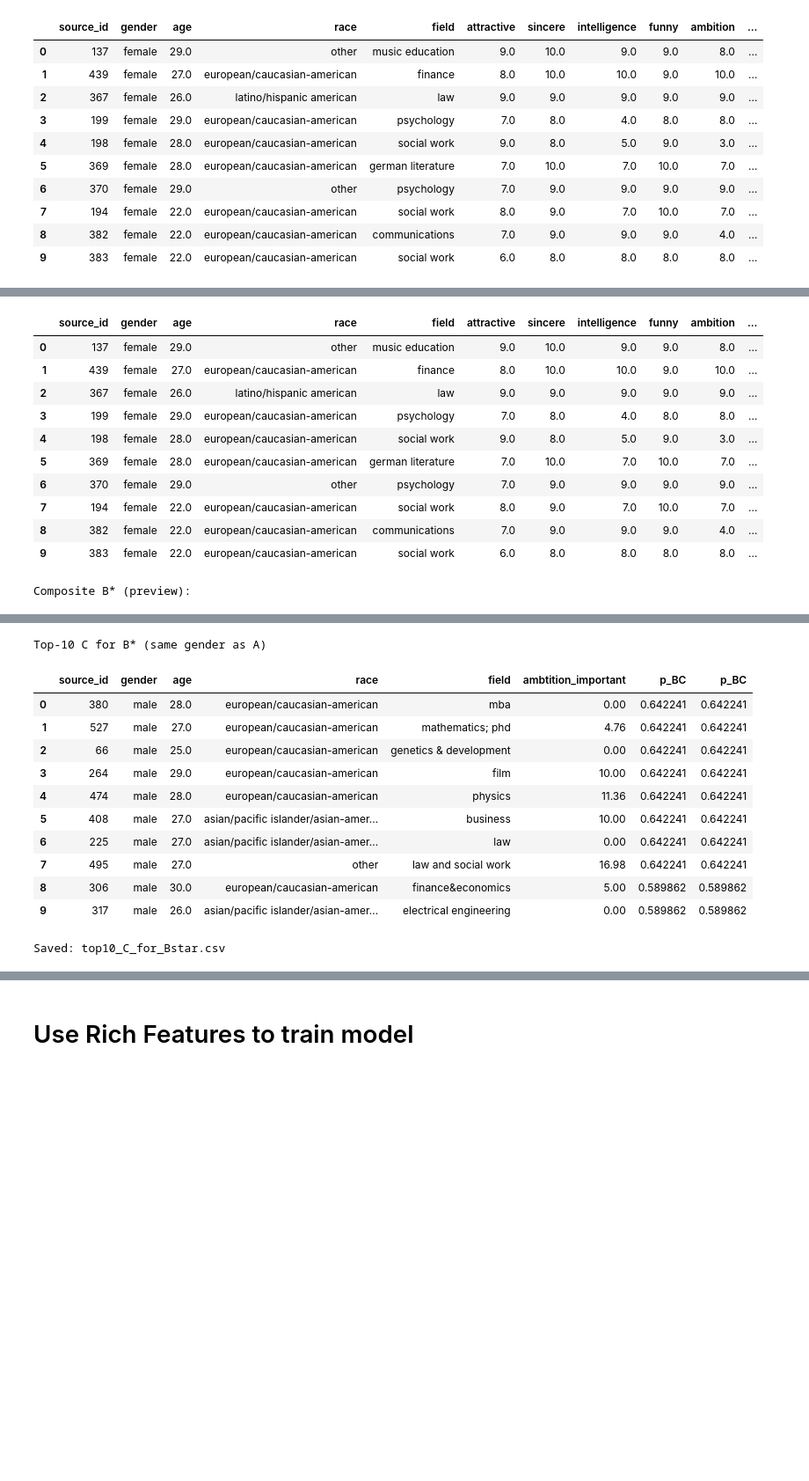
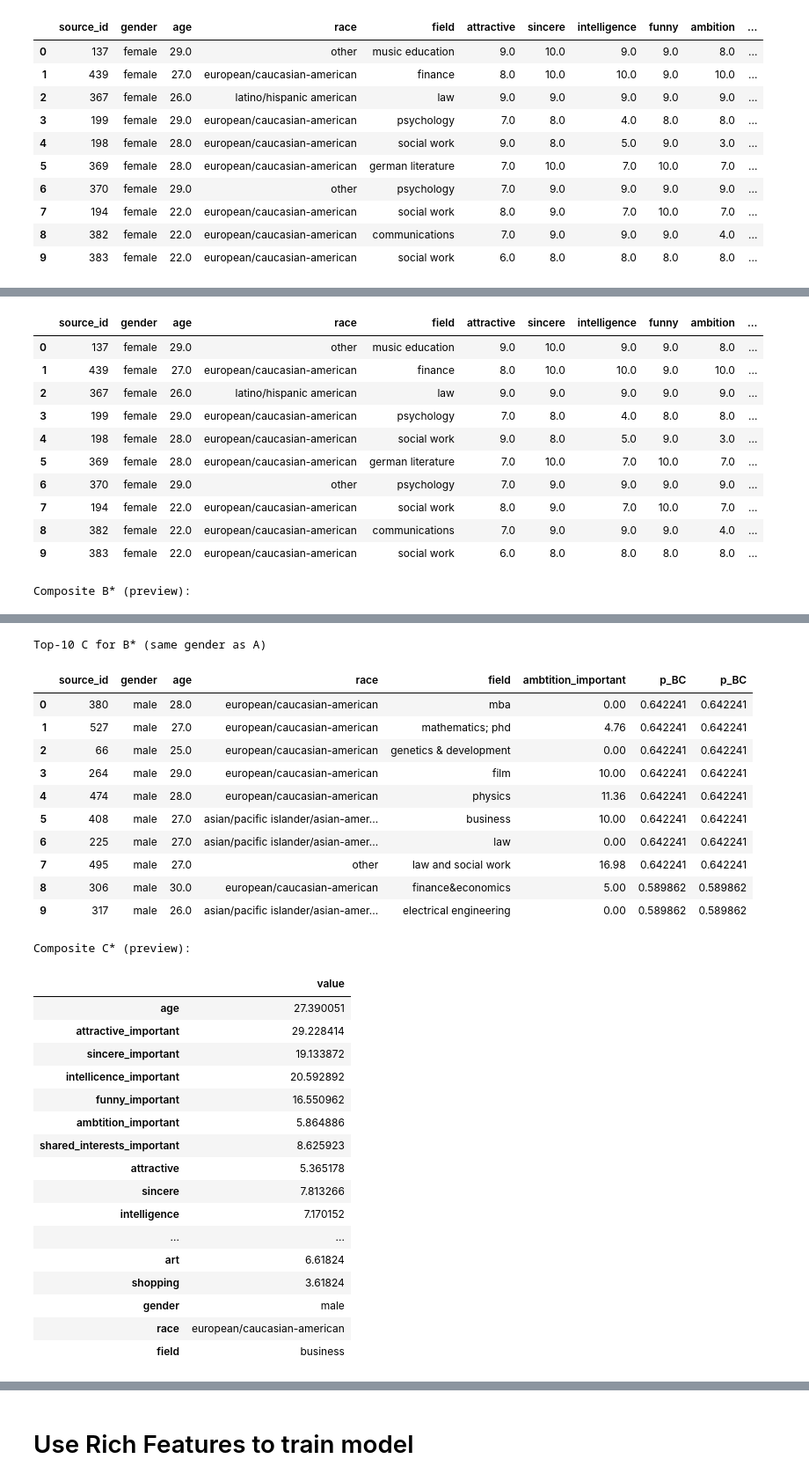
Before and after one commit to OmPatel03/4AL3-Project, a Jupyter notebook: speed_dating_abcloop_minimal.ipynb, the cells around one changed output, grey strips where cells are left out. Shown at 88% size. Cells and saved outputs as stored; diff of their text form; code cells hidden in the pictures; blank space fills up the shorter version.

```diff
--- a/speed_dating_abcloop_minimal.ipynb
+++ b/speed_dating_abcloop_minimal.ipynb
@@ -578,9 +578,17 @@ display(B_star.to_frame(name="value"))
 print("\nTop-10 C for B* (same gender as A)")
 display(topC_table)
 
-# Optional save
-topC_table.to_csv("top10_C_for_Bstar.csv", index=False)
-print("Saved: top10_C_for_Bstar.csv")
+# Build C* from topC (weights = p_BC)
+C_star = weighted_composite(
+    topC,
+    "p_BC",
+    numeric_for_composite,
+    categorical_for_composite
+)
+# Ensure C* gender is same as A
+C_star["gender"] = same_as_A
+print("\nComposite C* (preview):")
+display(C_star.to_frame(name="value"))
 # %% [output]
 Top-10 B for A
 |  | source_id | gender | age | race | field | attractive | sincere | intelligence | funny | ambition | ... |
@@ -595,34 +603,51 @@ Top-10 B for A
 | 8 | 382 | female | 22.0 | european/caucasian-american | communications | 7.0 | 9.0 | 9.0 | 9.0 | 4.0 | ... |
 | 9 | 383 | female | 22.0 | european/caucasian-american | social work | 6.0 | 8.0 | 8.0 | 8.0 | 8.0 | ... |
 Composite B* (preview):
 |  | value |
 | age | 26.2 |
 | attractive | 7.7 |
 | sincere | 9.0 |
 | intelligence | 7.7 |
 | funny | 9.0 |
 | ambition | 7.3 |
 | sports | 5.6 |
 | music | 8.5 |
 | movies | 8.6 |
 | reading | 6.7 |
 | exercise | 6.6 |
 | gender | female |
 | race | european/caucasian-american |
 | field | social work |
 Top-10 C for B* (same gender as A)
 |  | source_id | gender | age | race | field | ambtition_important | p_BC | p_BC |
 | 0 | 380 | male | 28.0 | european/caucasian-american | mba | 0.00 | 0.642241 | 0.642241 |
 | 1 | 527 | male | 27.0 | european/caucasian-american | mathematics; phd | 4.76 | 0.642241 | 0.642241 |
 | 2 | 66 | male | 25.0 | european/caucasian-american | genetics & development | 0.00 | 0.642241 | 0.642241 |
 | 3 | 264 | male | 29.0 | european/caucasian-american | film | 10.00 | 0.642241 | 0.642241 |
 | 4 | 474 | male | 28.0 | european/caucasian-american | physics | 11.36 | 0.642241 | 0.642241 |
 | 5 | 408 | male | 27.0 | asian/pacific islander/asian-amer... | business | 10.00 | 0.642241 | 0.642241 |
 | 6 | 225 | male | 27.0 | asian/pacific islander/asian-amer... | law | 0.00 | 0.642241 | 0.642241 |
 | 7 | 495 | male | 27.0 | other | law and social work | 16.98 | 0.642241 | 0.642241 |
 | 8 | 306 | male | 30.0 | european/caucasian-american | finance&economics | 5.00 | 0.589862 | 0.589862 |
 | 9 | 317 | male | 26.0 | asian/pacific islander/asian-amer... | electrical engineering | 0.00 | 0.589862 | 0.589862 |
-Saved: top10_C_for_Bstar.csv
+Composite C* (preview):
+|  | value |
+| age | 27.390051 |
+| attractive_important | 29.228414 |
+| sincere_important | 19.133872 |
+| intellicence_important | 20.592892 |
+| funny_important | 16.550962 |
+| ambtition_important | 5.864886 |
+| shared_interests_important | 8.625923 |
+| attractive | 5.365178 |
+| sincere | 7.813266 |
+| intelligence | 7.170152 |
+| ... | ... |
+| art | 6.61824 |
+| shopping | 3.61824 |
+| gender | male |
+| race | european/caucasian-american |
+| field | business |
 # %%
 import numpy as np
 import pandas as pd
```
